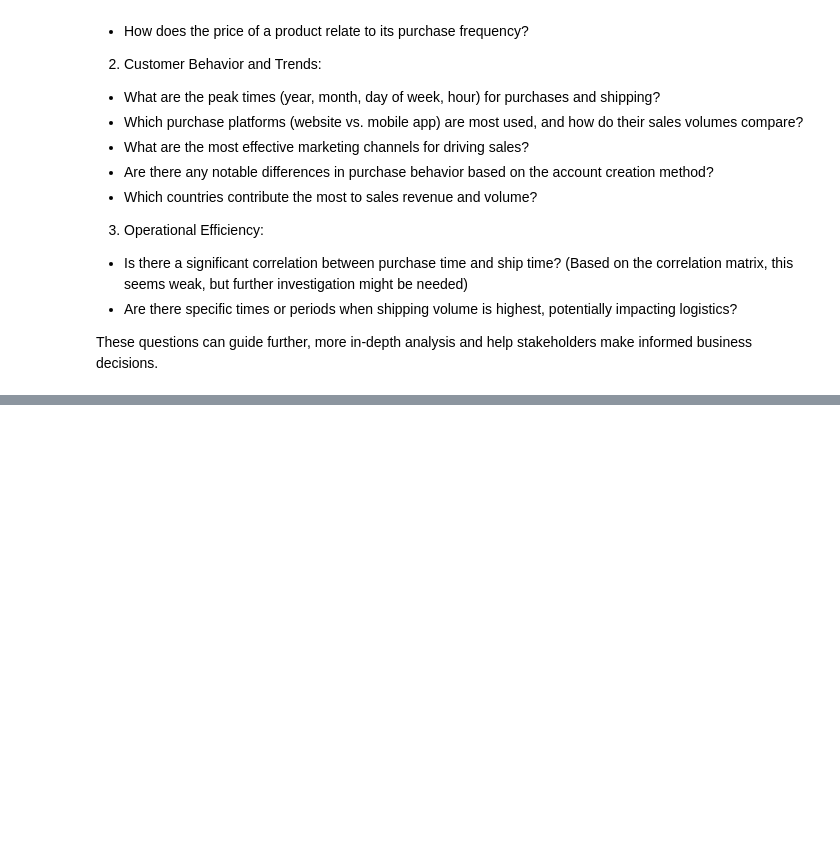
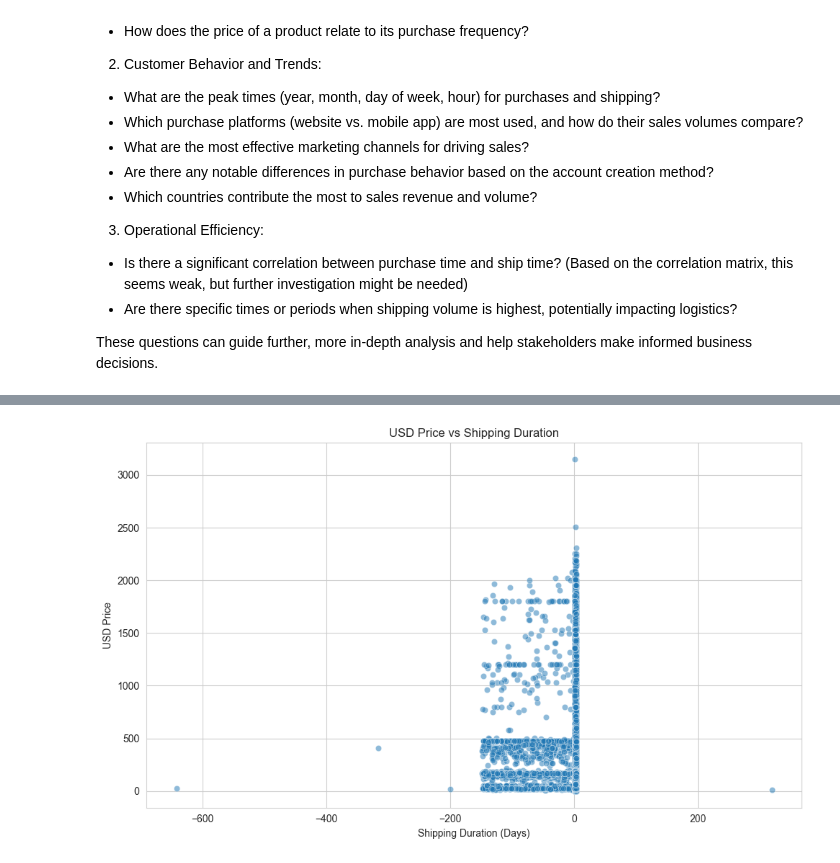
Before and after one commit to ShreyaTripathi1/Data-Analysis-GameZone, a Jupyter notebook: main.ipynb, the cells around one changed output, grey strips where cells are left out. Saved outputs shown, nothing was run; the diff lists cells and outputs as text; code cells hidden in the pictures; blank space fills up the shorter version.

```diff
--- a/main.ipynb
+++ b/main.ipynb
@@ -384,0 +830,12 @@ These questions can guide further, more in-depth analysis and help stakeholders
+# %%
+# Create a scatter plot to visualize the relationship between USD_PRICE and shipping_duration_days.
+
+plt.figure(figsize=(10, 6))
+sns.scatterplot(data=df, x='shipping_duration_days', y='USD_PRICE', alpha=0.5)
+plt.title('USD Price vs Shipping Duration')
+plt.xlabel('Shipping Duration (Days)')
+plt.ylabel('USD Price')
+plt.tight_layout()
+plt.show()
+# %% [output]
+[figure, added]
```
Also changed, not shown: parts of 23 cells of this notebook.
